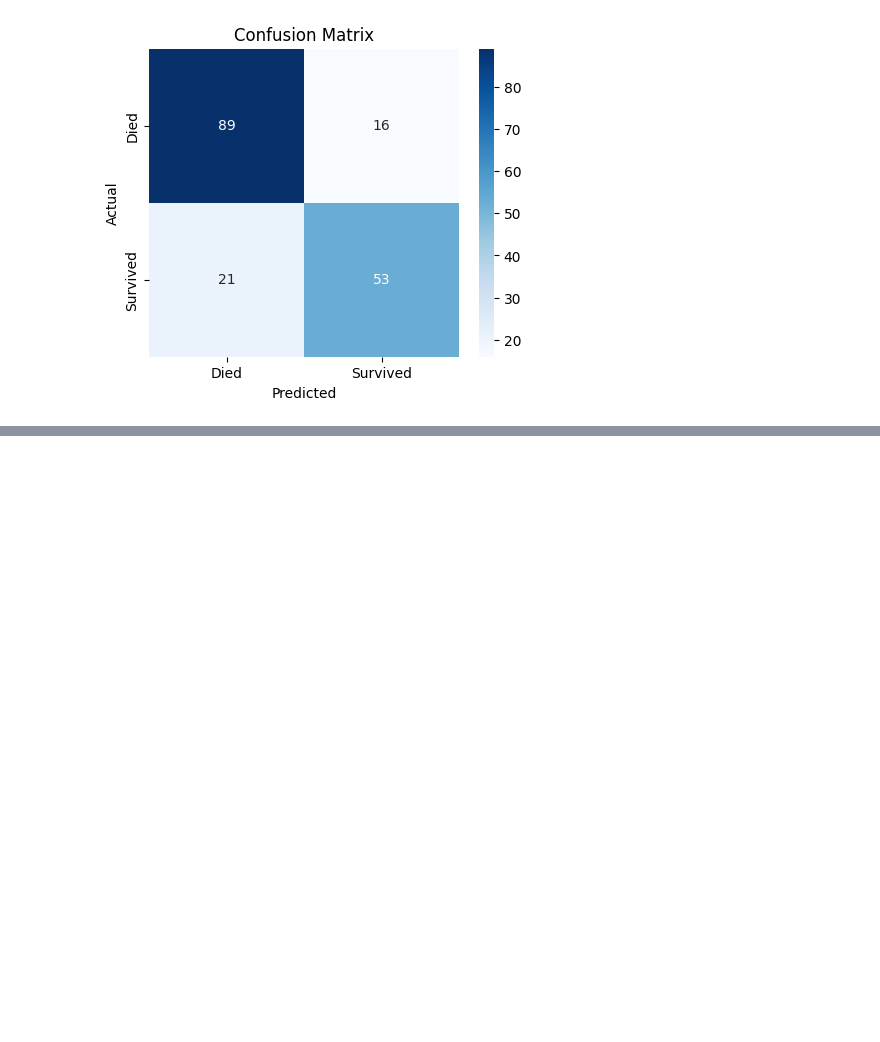
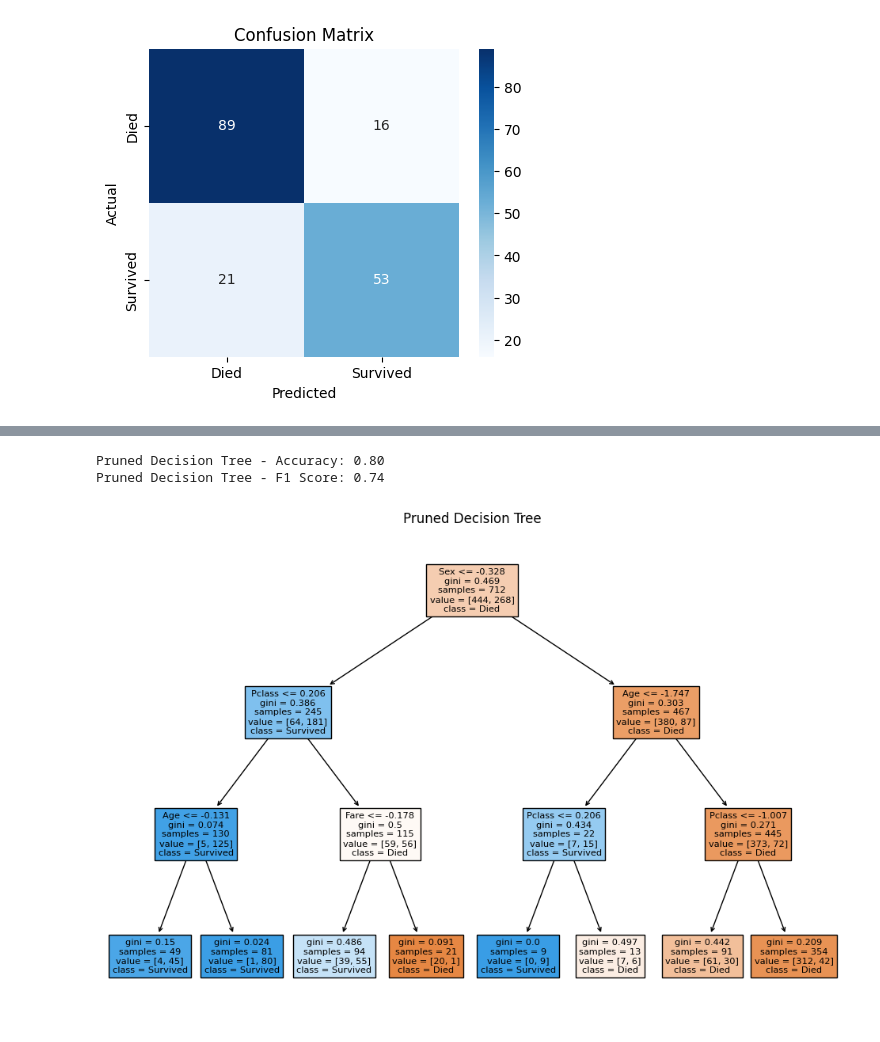
Before and after one commit to HMurawski/dump, a Jupyter notebook: dump_learning/February 25'/240225/44.ipynb, the cells around one changed output, grey strips where cells are left out. Saved outputs shown, nothing was run; the diff lists cells and outputs as text; code cells hidden in the pictures; blank space fills up the shorter version.

```diff
--- a/dump_learning/February 25'/240225/44.ipynb
+++ b/dump_learning/February 25'/240225/44.ipynb
@@ -474,0 +508,25 @@ plt.show()
+# %%
+# Train a pruned Decision Tree model
+pruned_tree = DecisionTreeClassifier(max_depth=3, min_samples_split=10, min_samples_leaf=5, random_state=42)
+pruned_tree.fit(X_train, y_train)
+
+# Predict on test set
+y_pruned_pred = pruned_tree.predict(X_test)
+
+# Calculate new evaluation metrics
+pruned_accuracy = accuracy_score(y_test, y_pruned_pred)
+pruned_f1 = f1_score(y_test, y_pruned_pred)
+
+# Print results
+print(f"Pruned Decision Tree - Accuracy: {pruned_accuracy:.2f}")
+print(f"Pruned Decision Tree - F1 Score: {pruned_f1:.2f}")
+
+# Visualize pruned tree
+plt.figure(figsize=(12,8))
+plot_tree(pruned_tree, feature_names=X.columns, class_names=['Died', 'Survived'], filled=True)
+plt.title("Pruned Decision Tree")
+plt.show()
+# %% [output]
+Pruned Decision Tree - Accuracy: 0.80
+Pruned Decision Tree - F1 Score: 0.74
+[figure, added]
```
Also changed, not shown: parts of 3 cells of this notebook.
